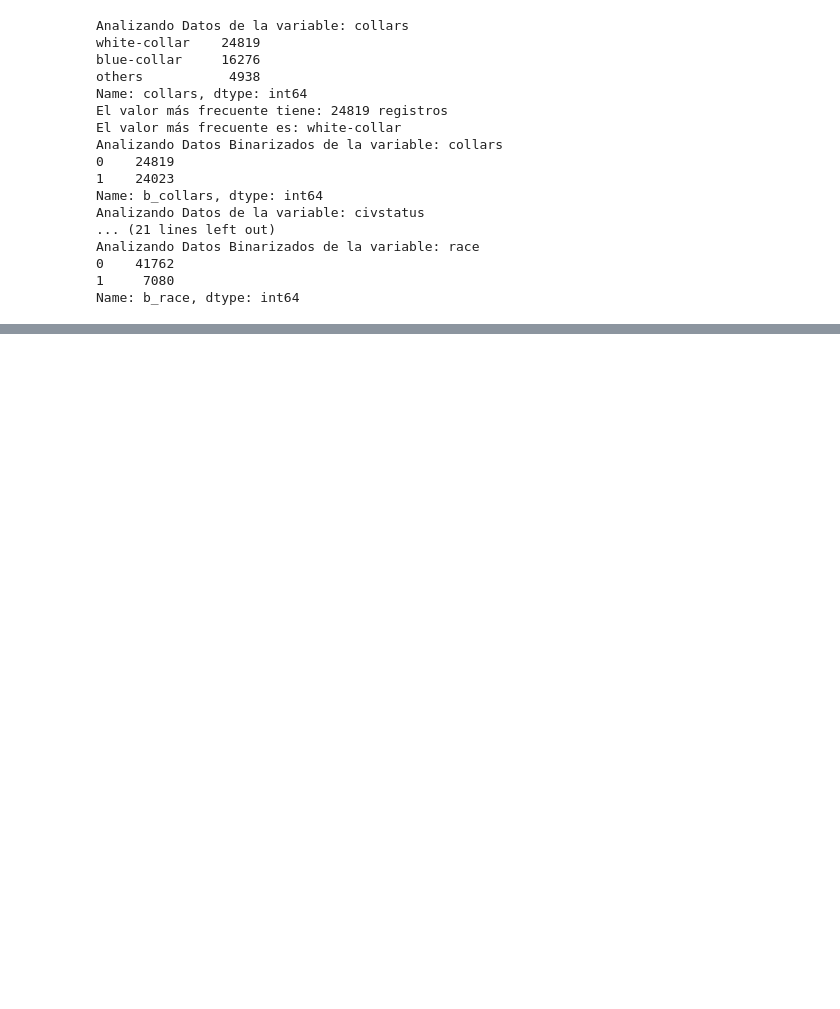
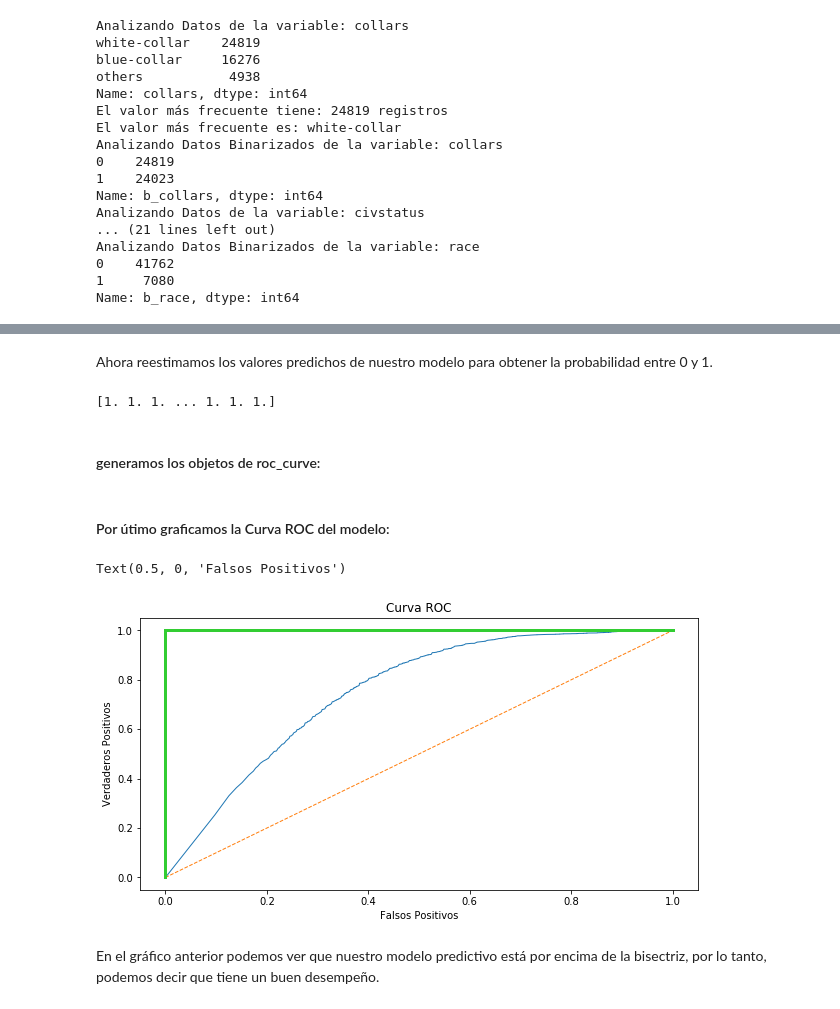
Before and after one commit to lporras/prueba-fundamentos-data-science, a Jupyter notebook: Desafio 1 Determinantes del ingreso.ipynb, the cells around one changed output, grey strips where cells are left out. Saved outputs shown, nothing was run; the diff lists cells and outputs as text; code cells hidden in the pictures; blank space fills up the shorter version.

Commit message:
grafico de curva

```diff
--- a/Desafio 1 Determinantes del ingreso.ipynb
+++ b/Desafio 1 Determinantes del ingreso.ipynb
@@ -790 +842,10 @@ df_copy = df.copy()
 )
+# %%
+# estandarizamos la matriz de entrenamiento
+X_train_std = StandardScaler().fit_transform(X_train)
+
+# estandarizamos la matriz de validación
+X_test_std = StandardScaler().fit_transform(X_test)
+# %%
+# Iniciamos un modelo de regresion logistica y le pasamos los datos en fit
+default_model = LogisticRegression().fit(X_train_std, y_train)
@@ -790,0 +879,26 @@ df_copy = df.copy()
+# %% [markdown]
+Ahora reestimamos los valores predichos de nuestro modelo para obtener la probabilidad entre 0 y 1.
+# %%
+yhat = default_model.predict_proba(X_test)[:, 1]
+print(yhat)
+# %% [output]
+[1. 1. 1. ... 1. 1. 1.]
+# %% [markdown]
+#### generamos los objetos de roc_curve:
+# %%
+false_positive, true_positive, threshold = roc_curve(y_test, yhat)
+# %% [markdown]
+#### Por útimo graficamos la Curva ROC del modelo:
+# %%
+plt.title('Curva ROC')
+plt.plot(false_positive, true_positive, lw=1)
+plt.plot([0, 1], ls="--", lw=1)
+plt.plot([0, 0], [1, 0] , c='limegreen', lw=3), plt.plot([1, 1] , c='limegreen', lw=3)
+plt.ylabel('Verdaderos Positivos')
+plt.xlabel('Falsos Positivos')
+# %% [output]
+Text(0.5, 0, 'Falsos Positivos')
+[figure, added]
+# %% [markdown]
+En el gráfico anterior podemos ver que nuestro modelo predictivo está por encima de la bisectriz, por lo tanto,
+podemos decir que tiene un buen desempeño.
```
Also changed, not shown: parts of 42 cells of this notebook, 1 other file.
